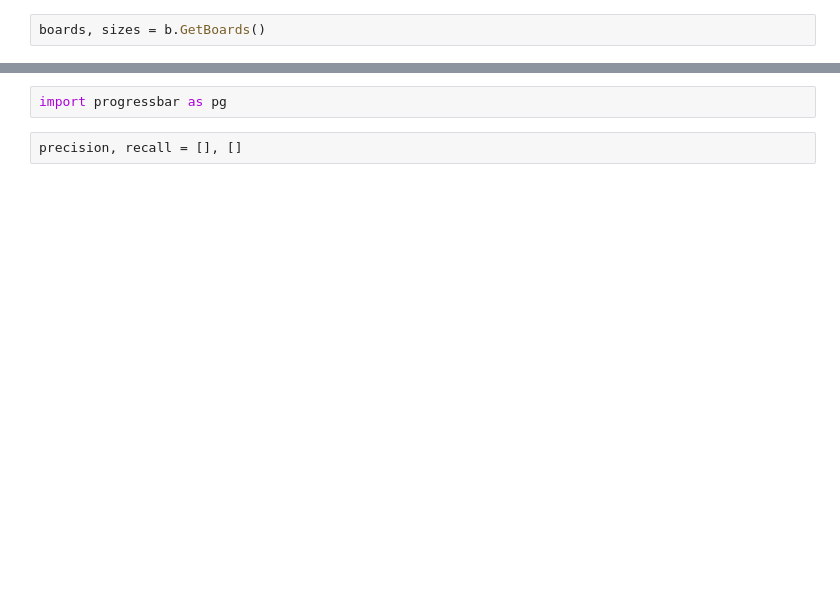
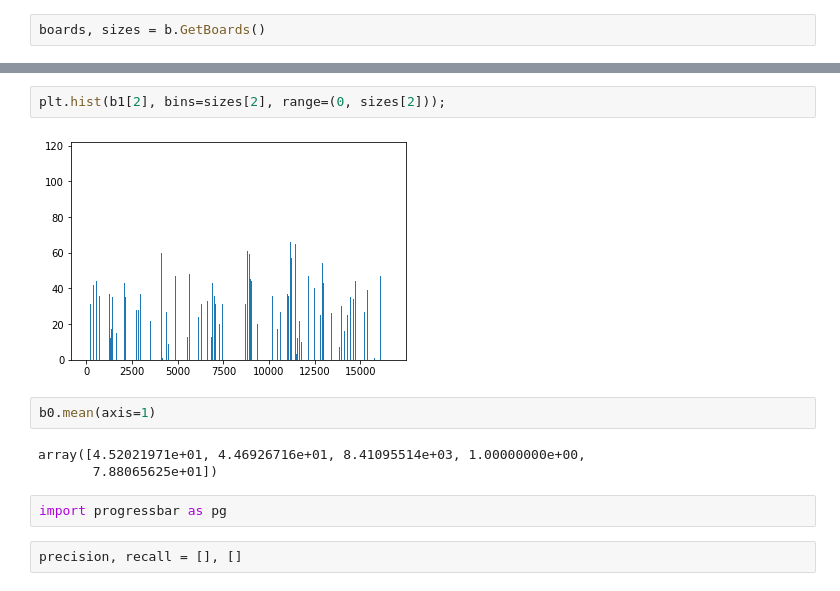
Before and after one commit to 82492749123082/farich-pics, a Jupyter notebook: Untitled.ipynb, the cells around one changed output, grey strips where cells are left out. Cells and saved outputs as stored; diff of their text form; blank space fills up the shorter version.

```diff
--- a/Untitled.ipynb
+++ b/Untitled.ipynb
@@ -14,3 +36,12 @@ boards, sizes = b.GetBoards()
+# %%
+plt.hist(b1[2], bins=sizes[2], range=(0, sizes[2]));
+# %% [output]
+[figure, added]
+# %%
+b0.mean(axis=1)
+# %% [output]
+array([4.52021971e+01, 4.46926716e+01, 8.41095514e+03, 1.00000000e+00,
+       7.88065625e+01])
 # %%
 import progressbar as pg
 # %%
```
Also changed, not shown: parts of 20 cells of this notebook.
